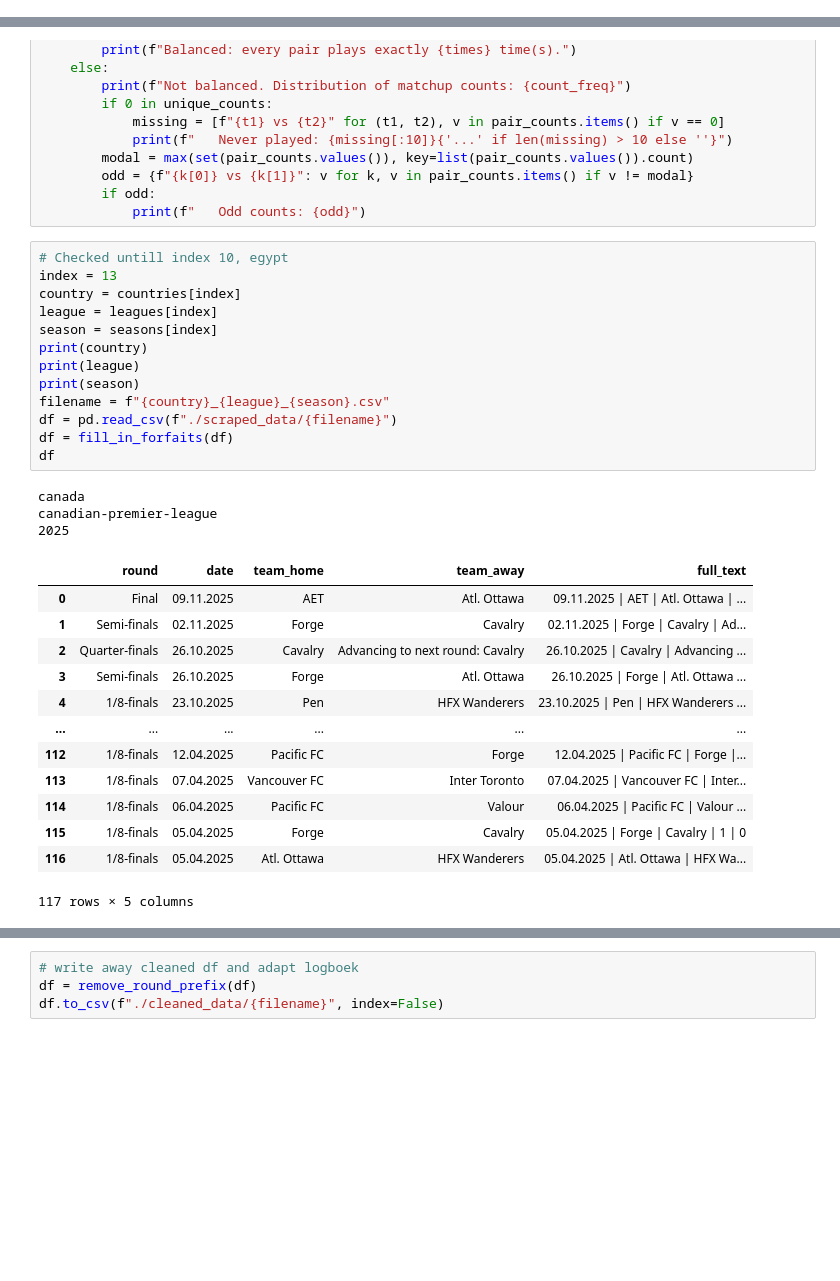
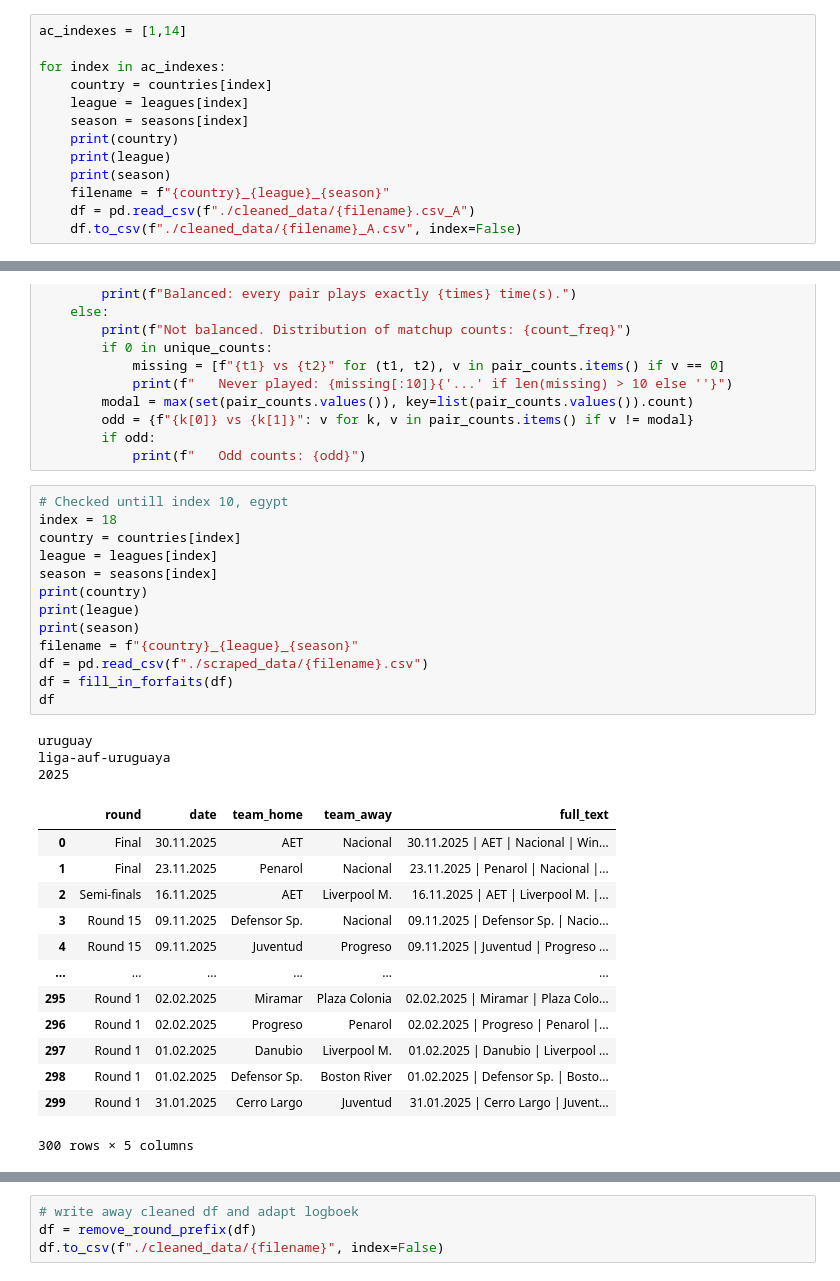
Before and after one commit to simon-cosyns/soccer_schedules_around_the_world, a Jupyter notebook: inspect_data.ipynb, the cells around one changed output, grey strips where cells are left out. Drawn from its saved outputs; the diff is of its cells as text; blank space fills up the shorter version.

Commit message:
foutjes uit data

```diff
--- a/inspect_data.ipynb
+++ b/inspect_data.ipynb
@@ -10,0 +24,13 @@ seasons = logboek_df["jaar"].tolist()
+# %%
+ac_indexes = [1,14]
+
+for index in ac_indexes:
+    country = countries[index]
+    league = leagues[index]
+    season = seasons[index]
+    print(country)
+    print(league)
+    print(season)
+    filename = f"{country}_{league}_{season}"
+    df = pd.read_csv(f"./cleaned_data/{filename}.csv_A")
+    df.to_csv(f"./cleaned_data/{filename}_A.csv", index=False)
@@ -149,34 +182,34 @@ def check_games(df):
             print(f"   Odd counts: {odd}")
 # %%
 # Checked untill index 10, egypt
-index = 13
+index = 18
 country = countries[index]
 league = leagues[index]
 season = seasons[index]
 print(country)
 print(league)
 print(season)
-filename = f"{country}_{league}_{season}.csv"
-df = pd.read_csv(f"./scraped_data/{filename}")
+filename = f"{country}_{league}_{season}"
+df = pd.read_csv(f"./scraped_data/{filename}.csv")
 df = fill_in_forfaits(df)
 df
 # %% [output]
-canada
-canadian-premier-league
+uruguay
+liga-auf-uruguaya
 2025
 |  | round | date | team_home | team_away | full_text |
-| 0 | Final | 09.11.2025 | AET | Atl. Ottawa | 09.11.2025 | AET | Atl. Ottawa | ... |
-| 1 | Semi-finals | 02.11.2025 | Forge | Cavalry | 02.11.2025 | Forge | Cavalry | Ad... |
-| 2 | Quarter-finals | 26.10.2025 | Cavalry | Advancing to next round: Cavalry | 26.10.2025 | Cavalry | Advancing ... |
-| 3 | Semi-finals | 26.10.2025 | Forge | Atl. Ottawa | 26.10.2025 | Forge | Atl. Ottawa ... |
-| 4 | 1/8-finals | 23.10.2025 | Pen | HFX Wanderers | 23.10.2025 | Pen | HFX Wanderers ... |
+| 0 | Final | 30.11.2025 | AET | Nacional | 30.11.2025 | AET | Nacional | Win... |
+| 1 | Final | 23.11.2025 | Penarol | Nacional | 23.11.2025 | Penarol | Nacional |... |
+| 2 | Semi-finals | 16.11.2025 | AET | Liverpool M. | 16.11.2025 | AET | Liverpool M. |... |
+| 3 | Round 15 | 09.11.2025 | Defensor Sp. | Nacional | 09.11.2025 | Defensor Sp. | Nacio... |
+| 4 | Round 15 | 09.11.2025 | Juventud | Progreso | 09.11.2025 | Juventud | Progreso ... |
 | ... | ... | ... | ... | ... | ... |
-| 112 | 1/8-finals | 12.04.2025 | Pacific FC | Forge | 12.04.2025 | Pacific FC | Forge |... |
-| 113 | 1/8-finals | 07.04.2025 | Vancouver FC | Inter Toronto | 07.04.2025 | Vancouver FC | Inter... |
-| 114 | 1/8-finals | 06.04.2025 | Pacific FC | Valour | 06.04.2025 | Pacific FC | Valour ... |
-| 115 | 1/8-finals | 05.04.2025 | Forge | Cavalry | 05.04.2025 | Forge | Cavalry | 1 | 0 |
-| 116 | 1/8-finals | 05.04.2025 | Atl. Ottawa | HFX Wanderers | 05.04.2025 | Atl. Ottawa | HFX Wa... |
+| 295 | Round 1 | 02.02.2025 | Miramar | Plaza Colonia | 02.02.2025 | Miramar | Plaza Colo... |
+| 296 | Round 1 | 02.02.2025 | Progreso | Penarol | 02.02.2025 | Progreso | Penarol |... |
+| 297 | Round 1 | 01.02.2025 | Danubio | Liverpool M. | 01.02.2025 | Danubio | Liverpool ... |
+| 298 | Round 1 | 01.02.2025 | Defensor Sp. | Boston River | 01.02.2025 | Defensor Sp. | Bosto... |
+| 299 | Round 1 | 31.01.2025 | Cerro Largo | Juventud | 31.01.2025 | Cerro Largo | Juvent... |
-117 rows × 5 columns
+300 rows × 5 columns
 # %%
 # First do the checks, then do the filtering and removing of round prefix if necessary
 
```
Also changed, not shown: parts of 10 cells of this notebook, 3 other files.
